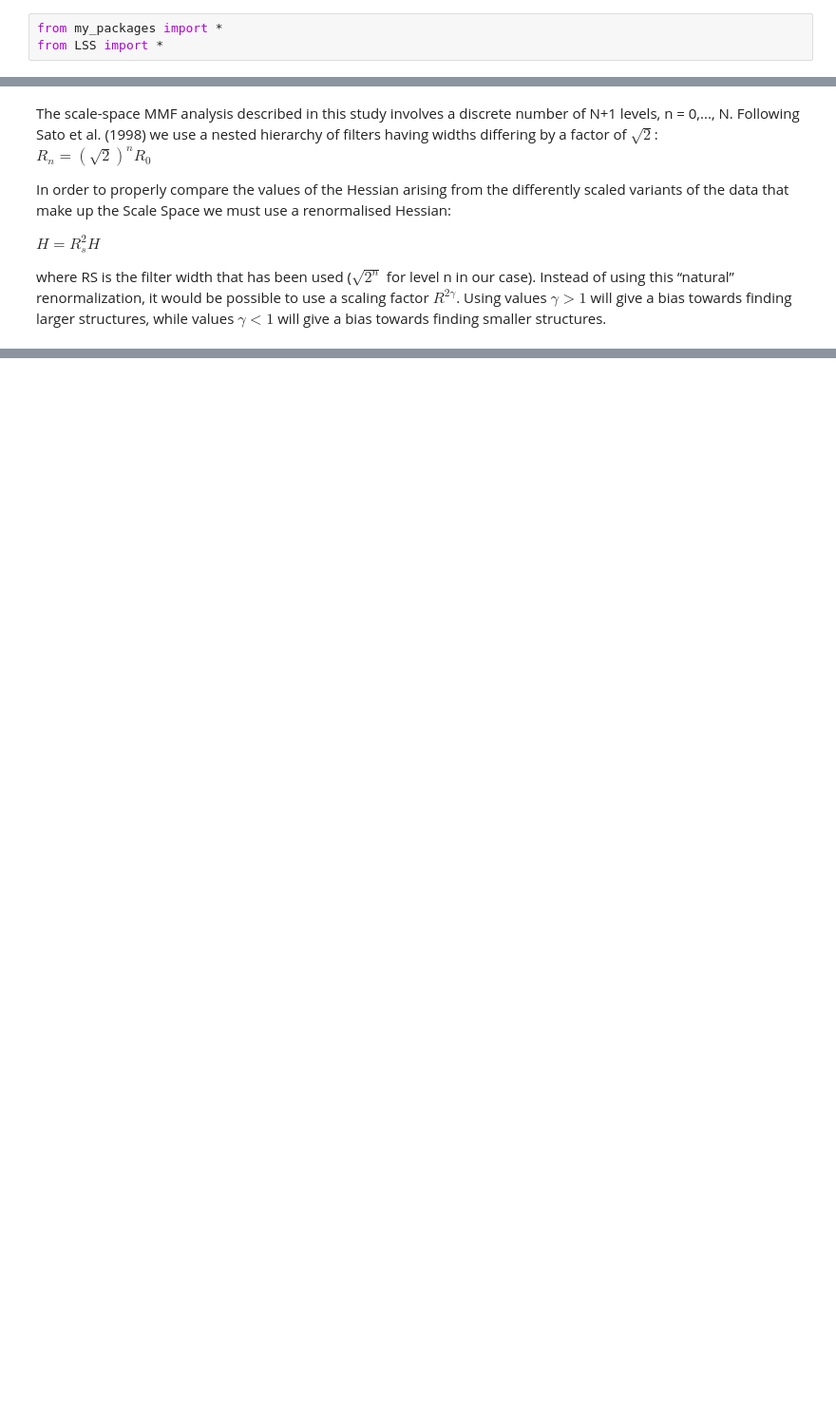
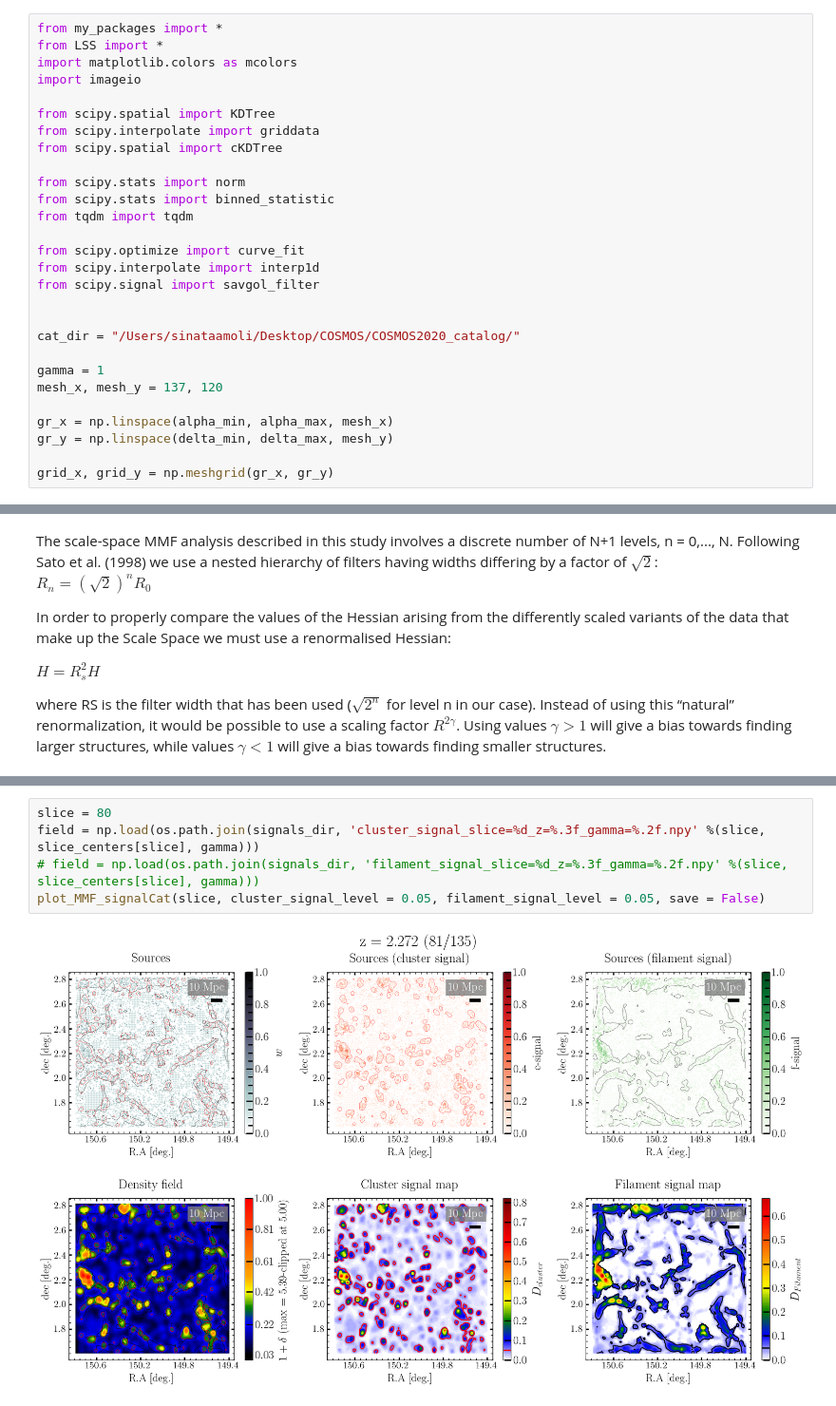
Before and after one commit to sinataamoli/COSMOS2020-filaments, a Jupyter notebook: COSMOS2020_Filaments-v2.ipynb, the cells around one changed output, grey strips where cells are left out. Shown at 95% size. Saved outputs shown, nothing was run; the diff lists cells and outputs as text; blank space fills up the shorter version.

```diff
--- a/COSMOS2020_Filaments-v2.ipynb
+++ b/COSMOS2020_Filaments-v2.ipynb
@@ -6,6 +6,31 @@
 # %%
 from my_packages import *
 from LSS import *
+import matplotlib.colors as mcolors
+import imageio
+
+from scipy.spatial import KDTree
+from scipy.interpolate import griddata
+from scipy.spatial import cKDTree
+
+from scipy.stats import norm
+from scipy.stats import binned_statistic
+from tqdm import tqdm
+
+from scipy.optimize import curve_fit
+from scipy.interpolate import interp1d
+from scipy.signal import savgol_filter
+
+
+cat_dir = "/Users/sinataamoli/Desktop/COSMOS/COSMOS2020_catalog/"
+
+gamma = 1
+mesh_x, mesh_y = 137, 120
+
+gr_x = np.linspace(alpha_min, alpha_max, mesh_x)
+gr_y = np.linspace(delta_min, delta_max, mesh_y)
+
+grid_x, grid_y = np.meshgrid(gr_x, gr_y)
 # %% [output]
  length of Data:
 211431
@@ -895,0 +1328,7 @@ plt.savefig('results/Filament_identification_MultiScale.png', format = 'png', dp
+# %%
+slice = 80
+field = np.load(os.path.join(signals_dir, 'cluster_signal_slice=%d_z=%.3f_gamma=%.2f.npy' %(slice, slice_centers[slice], gamma)))
+# field = np.load(os.path.join(signals_dir, 'filament_signal_slice=%d_z=%.3f_gamma=%.2f.npy' %(slice, slice_centers[slice], gamma)))
+plot_MMF_signalCat(slice, cluster_signal_level = 0.05, filament_signal_level = 0.05, save = False)
+# %% [output]
+[figure, added]
```
Also changed, not shown: parts of 33 cells of this notebook, 1 other file.
